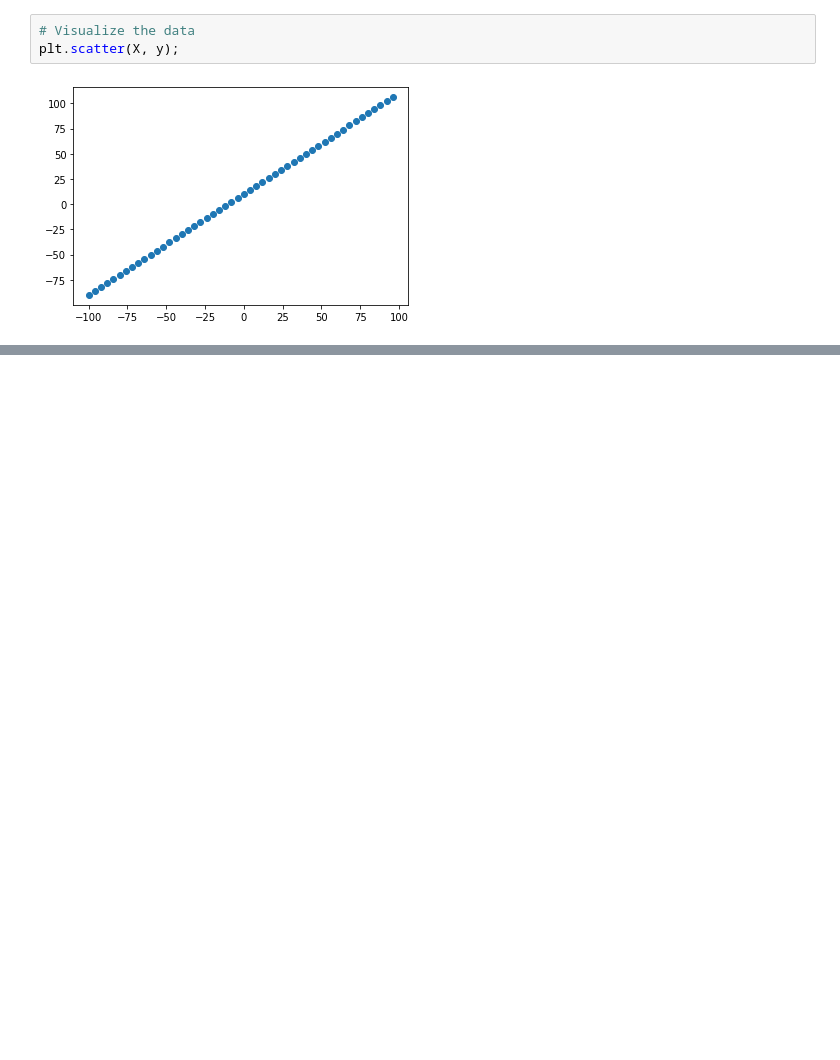
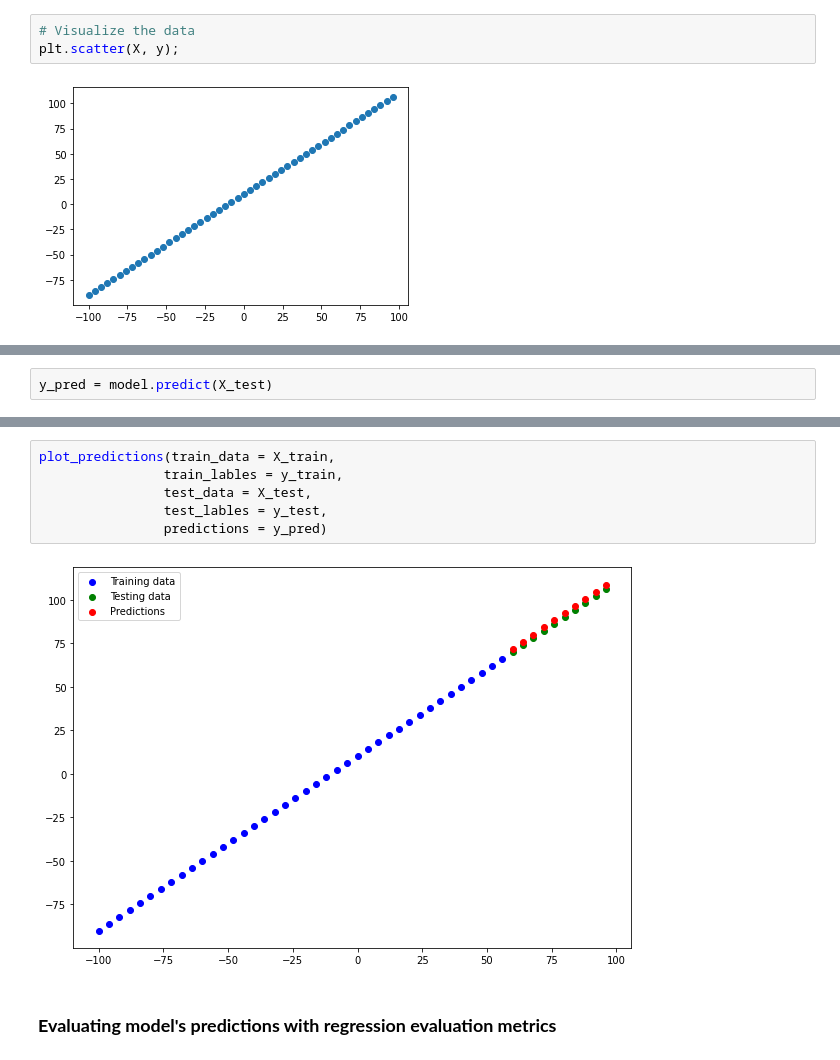
Before and after one commit to pawel-grzeszczyk/TensorFlow-and-Deep-Learning-Fundamentals, a Jupyter notebook: 01_neural_network_regression_with_tensorflow.ipynb, the cells around one changed output, grey strips where cells are left out. Drawn from its saved outputs; the diff is of its cells as text; blank space fills up the shorter version.

```diff
--- a/01_neural_network_regression_with_tensorflow.ipynb
+++ b/01_neural_network_regression_with_tensorflow.ipynb
@@ -281,0 +467,2 @@ plt.scatter(X, y);
+# %%
+y_pred = model.predict(X_test)
@@ -281,0 +471,10 @@ plt.scatter(X, y);
+# %%
+plot_predictions(train_data = X_train,
+                train_lables = y_train,
+                test_data = X_test,
+                test_lables = y_test,
+                predictions = y_pred)
+# %% [output]
+[figure, added]
+# %% [markdown]
+### **Evaluating model's predictions with regression evaluation metrics**
```
Also changed, not shown: parts of 101 cells of this notebook.
